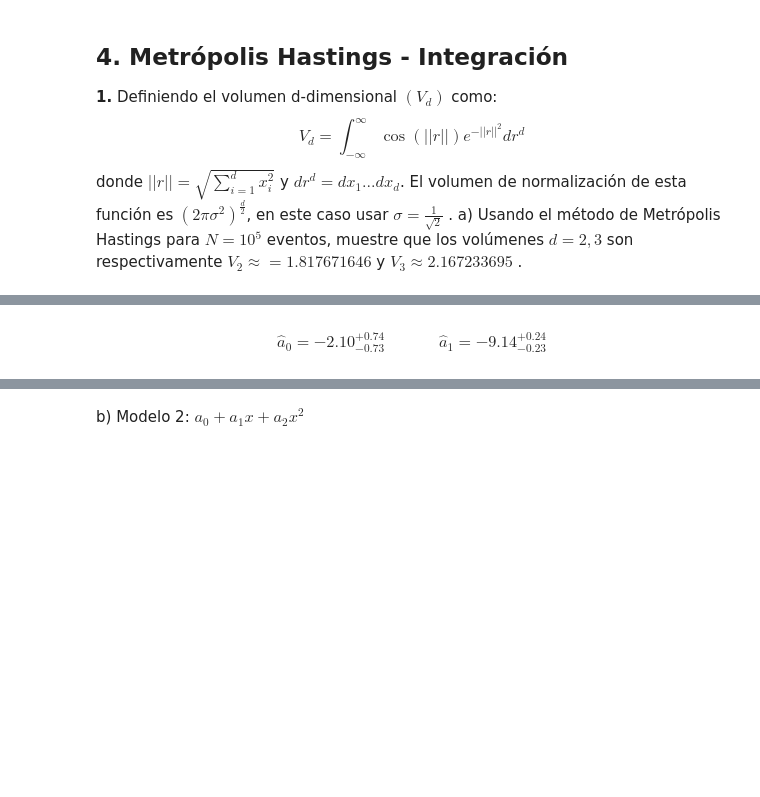
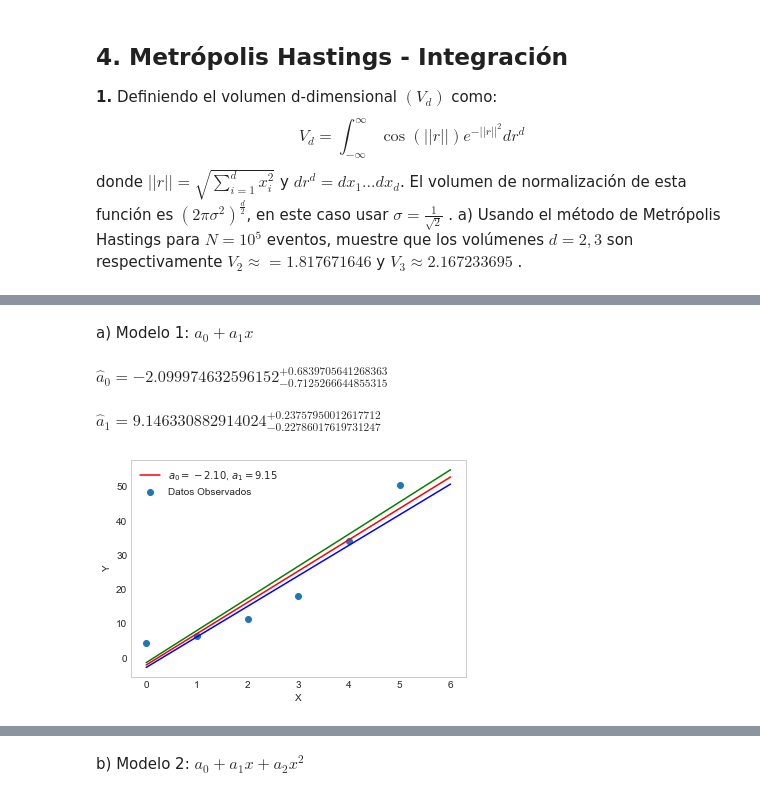
Before and after one commit to PachoDp13/Metodos_Computacionales, a Jupyter notebook: Talleres/Taller 2/Taller 2.ipynb, the cells around one changed output, grey strips where cells are left out. Drawn from its saved outputs; the diff is of its cells as text; code cells hidden in the pictures; blank space fills up the shorter version.

```diff
--- a/Talleres/Taller 2/Taller 2.ipynb
+++ b/Talleres/Taller 2/Taller 2.ipynb
@@ -252,14 +263,15 @@ $$
 donde $||r|| = \sqrt{\sum_{i=1}^{d} x_{i}^{2}}$ y $dr^{d} = dx_{1}...dx_{d}$. El volumen de normalización de esta función es $(2\pi \sigma ^{2})^{\frac{d}{2}}$, en este caso usar $\sigma = \frac{1}{\sqrt{2}} $ .
 a) Usando el método de Metrópolis Hastings para $N = 10^{5}$ eventos, muestre que los volúmenes $d=2,3$ son respectivamente $V_{2} \approx = 1.817671646 $ y $V_{3} \approx 2.167233695 $ .
 # %%
-#Método 1
+#Primero definimos las funciones que utilizaremos.
+
 def WeightF(x_, sigma_):
     CDF = (1 + math.erf(x_/ (sigma_*np.sqrt(2))))/2
     return 3*(CDF**2)*(1/(sigma_*np.sqrt(2*np.pi)))*np.exp(-(1/2)*(x_/sigma_)**2)
 def GetX(d):
     x = 2.0*(np.random.rand(d)-0.5)
     return np.sqrt(sum(x**2))
-def Metropolis(r0_, Width=1.3, NSteps=int(1e5),d_ = d , sigma_=1/np.sqrt(2)):
+def Metropolis(r0_, Width=1.3, NSteps=int(1e5),d_ = 10 , sigma_=1/np.sqrt(2)):
 
     R = np.array([])
 
@@ -282,6 +294,8 @@ def Metropolis(r0_, Width=1.3, NSteps=int(1e5),d_ = d , sigma_=1/np.sqrt(2)):
 def f(r):
     return np.cos(r)
 
+#Ahora, calculamos la integral para nuestra función de interés para d=2,3.
+
 Npoints = int(1e5)
 sigma = 1/np.sqrt(2)
 d1, d2 = 2,3
@@ -293,5 +307,5 @@ norm2 = (2*np.pi*sigma**2)**(d2/2)
 Integral1 = np.average(f(R1))
 Integral2 = np.average(f(R2))
 
-display(Latex(r'$V_{1} \approx$'+  '$' +str(norm1*integral1) +'$' + "$\quad \quad \quad$ " +r'$V_{2} \approx$'+  '$' +str(norm2*integral2) +'$') )
+display(Latex(r'$V_{1} \approx$'+  '$' +str(norm1*Integral1) +'$' + "$\quad \quad \quad$ " +r'$V_{2} \approx$'+  '$' +str(norm2*Integral2) +'$') )
 # %% [output]
@@ -360,4 +333,7 @@ print(data)
+# %% [markdown]
+a)  Modelo 1: $a_{0}+a_{1}x$
 # %%
+#Primero definimos la función correspondiente al modelo 1 con su respectiva función de costo y algoritmo de Metrópolis-Hastings.
 def Model1(x,a0,a1):
     return a0+a1*x
 
@@ -409,42 +385,47 @@ def Metropolis(a00_,a10_, WidthSteps, NSteps):
 
     mcmc_steps = np.array(mcmc_steps)
     return mcmc_steps
+
+#Calculamos e imprimimos los coeficientes óptimos encontrados con sus respectivos errores superiores e inferiores.
+
 mcmc = Metropolis(4,10,0.3,50000)
-
 a0= mcmc[:,0]
 a1= mcmc[:,1]
 mean_ = []
+EUp = []
+EDown = []
 
 for i in range(2):
     mean=np.percentile(mcmc[:,i],50)
     sigma1 = np.percentile(mcmc[:,i], 16.)
     sigma2 = np.percentile(mcmc[:,i], 84.)
     mean_.append(mean)
-    print(mean, sigma2-mean, mean-sigma1)
+    EUp.append(sigma2-mean)
+    EDown.append(mean - sigma1)
+    display(Latex(r'$\hat{a}_{'+str(i)+'} = '+str(mean)+'_{-' + str(mean-sigma1)+'}'+'^{+'+str(sigma2-mean)+'}$'))
+# %% [output]
+$\hat{a}_{0} = -2.099974632596152_{-0.7125266644855315}^{+0.6839705641268363}$
+$\hat{a}_{1} = 9.146330882914024_{-0.22786017619731247}^{+0.23757950012617712}$
-# %% [markdown]
-$$
-\hat{a}_{0} = -2.10_{-0.73}^{+0.74} \; \; \; \; \; \;  \; \; \; \; \; \;
-\hat{a}_{1} = -9.14_{- 0.23}^{+0.24}
-$$
 # %%
-plt.scatter(X, YObs, label="Datos Observados")
-plt.xlabel("X")
-plt.ylabel("Y")
-plt.grid()
+#Ahora graficamos.
 
 a0_estimated = mean_[0]
 a1_estimated = mean_[1]
 
 Xtest = np.linspace(0.,6.,100)
+Yfit = Model1(Xtest, a0_estimated, a1_estimated)
+YfitUp = Model1(Xtest,a0_estimated+EUp[0], a1_estimated+EUp[1])
+YfitDown = Model1(Xtest, a0_estimated-EDown[0], a1_estimated-EDown[1])
 
-Yfit = Model1(Xtest, a0_estimated, a1_estimated)
-YfitUp = Model1(Xtest,a0_estimated+0.74, a1_estimated+0.24)
-YfitDown = Model1(Xtest, a0_estimated-0.73, a1_estimated-0.23)
-
+plt.scatter(X, YObs, label="Datos Observados")
 plt.plot(Xtest, Yfit, c='r', label=r"$a_0= {:.2f}$, $a_1={:.2f}$".format(a0_estimated, a1_estimated))
 plt.plot(Xtest, YfitUp, c='g')
-plt.plot(Xtest, YfitDown, c='b', label=r'Certeza $68\%$')
+plt.plot(Xtest, YfitDown, c='b')
 
-
+plt.xlabel("X")
+plt.ylabel("Y")
+plt.grid()
 plt.legend(loc=0)
 plt.show()
+# %% [output]
+[figure, added]
```
Also changed, not shown: parts of 26 cells of this notebook.
